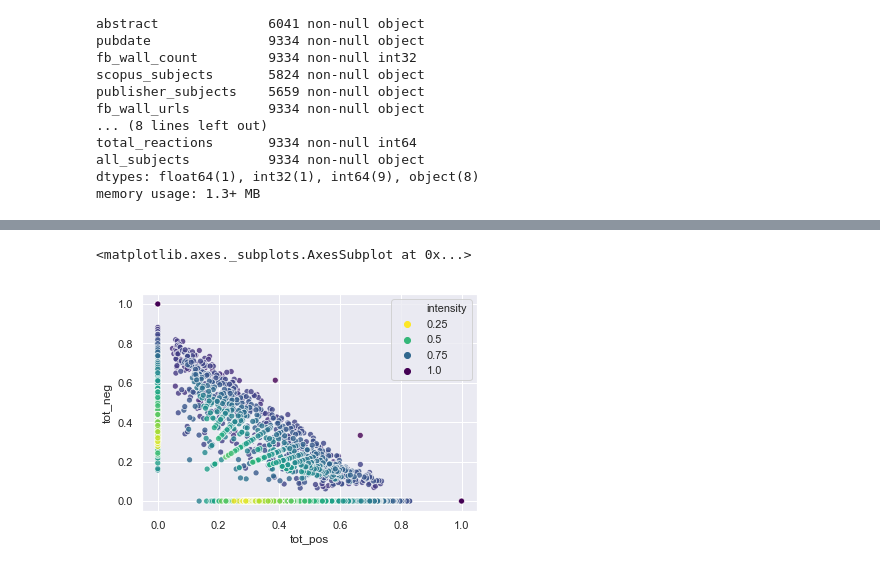
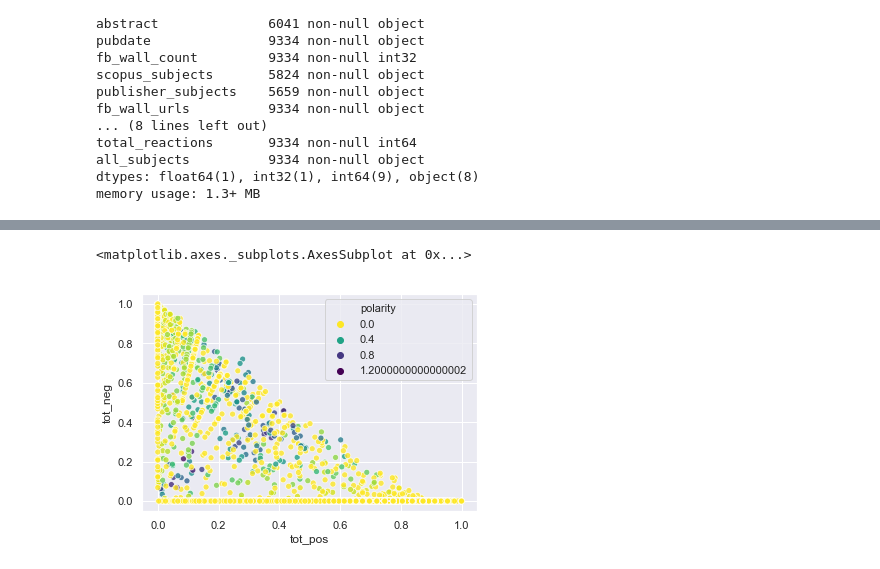
Before and after one commit to ccfreeman/facebook_reactions_dataset, a Jupyter notebook: metrics.ipynb, the cells around one changed output, grey strips where cells are left out. Saved outputs shown, nothing was run; the diff lists cells and outputs as text; code cells hidden in the pictures.

Commit message:
Recomputed reaction weighting

```diff
--- a/metrics.ipynb
+++ b/metrics.ipynb
@@ -63,6 +82,10 @@ df = copy.deepcopy(data)
 # %%
+# for feat in ['total_like', 'total_love', 'total_wow', 'total_haha', 'total_sad', 'total_angry']:
+#     df[feat] = np.log(df[feat] + 1)
+#     if feat=='total_like':
+#         df[feat] = np.log(df[feat] + 1)
+# #         df[feat] = df[feat].apply(lambda x: x**(1/3))
+#     df[feat][np.isneginf(df[feat])] = 0
+
 for feat in ['total_like', 'total_love', 'total_wow', 'total_haha', 'total_sad', 'total_angry']:
-    df[feat] = np.log(df[feat] + 1)
-    if feat=='total_like':
-        df[feat] = df[feat].apply(lambda x: x**(1/3))
-    df[feat][np.isneginf(df[feat])]=0
+    df[feat] *= weights[feat]
@@ -83,23 +92,17 @@ df.head()
 # %%
 df['total_reacts'] = df['total_like'] + df['total_love'] + df['total_wow'] + df['total_haha'] + df['total_sad'] + df['total_angry']
 # %%
-df['tot_pos'] = (df['total_love'] + (df['total_wow'] * df['total_love'] /
+df['tot_pos'] = (df['total_love'] + ((df['total_wow'] * df['total_love']) /
                                         (df['total_love'] + df['total_sad'] + df['total_angry']))) / df['total_reacts']
 
-df['tot_neg'] = (df['total_angry'] + df['total_sad'] + (df['total_wow'] * (df['total_angry'] + df['total_sad']) /
+df['tot_neg'] = (df['total_angry'] + df['total_sad'] + ((df['total_wow'] * (df['total_angry'] + df['total_sad'])) /
                                         (df['total_love'] + df['total_sad'] + df['total_angry']))) / df['total_reacts']
 
 
-# df['tot_pos'] = (df['total_love'] + (df['total_wow'] * df['total_love'] /
-#                                      (df['total_love'] + df['total_sad'] + df['total_angry'] + df['total_like'])) +
-
-#                                      (df['total_like'] * df['total_love'] /
+# df['tot_pos'] = (df['total_love'] + df['total_like'] + (df['total_wow'] * (df['total_love'] + df['total_like']) /
 #                                      (df['total_love'] + df['total_sad'] + df['total_angry'] + df['total_like']))) / df['total_reacts']
 
 # df['tot_neg'] = (df['total_angry'] + df['total_sad'] + (df['total_wow'] * (df['total_angry'] + df['total_sad']) /
-#                                                         (df['total_love'] + df['total_sad'] + df['total_angry'] + df['total_like'])) +
-
-#                                                         (df['total_like'] * (df['total_angry'] + df['total_sad']) /
 #                                                         (df['total_love'] + df['total_sad'] + df['total_angry'] + df['total_like']))) / df['total_reacts']
 
 # df['tot_pos'] = df['total_love'] / (df['total_love'] + df['total_sad'] + df['total_angry'])
@@ -119,4 +122,6 @@ df['intensity'] = (df['total_love'] + df['total_wow'] + df['total_haha'] + df['t
 df['valence'] = df['tot_pos'] - df['tot_neg']
 df['valence'] = df['valence'].apply(lambda x: 1 if x >= 0 else -1)
 # %%
-df['controversy'] = 1 - 4 * abs(np.pi/4 - np.arctan(df['tot_neg']/df['tot_pos'])) / np.pi
+df['polarity'] = 1 - 4 * abs(np.pi/4 - np.arctan(df['total_angry']/df['total_love'])) / np.pi
+
+df['polarity'] *= df['intensity']
@@ -124,0 +128,10 @@ df['controversy'] = 1 - 4 * abs(np.pi/4 - np.arctan(df['tot_neg']/df['tot_pos'])
+# %%
+# df['diversity'] = ((df['total_love'].apply(lambda x: 1 if x>0 else 0) + df['total_wow'].apply(lambda x: 1 if x>0 else 0) +
+#                    df['total_haha'].apply(lambda x: 1 if x>0 else 0) + df['total_sad'].apply(lambda x: 1 if x>0 else 0) +
+#                    df['total_angry'].apply(lambda x: 1 if x>0 else 0)) - 1) / 4
+
+df['diversity'] = (df['total_love'].apply(lambda x: 1 if x>0 else 0) + df['total_wow'].apply(lambda x: 1 if x>0 else 0) +
+                   df['total_haha'].apply(lambda x: 1 if x>0 else 0) + df['total_sad'].apply(lambda x: 1 if x>0 else 0) +
+                   df['total_angry'].apply(lambda x: 1 if x>0 else 0)) / 5
+
+df['diversity'] *= df['intensity']
@@ -206,5 +212,5 @@ sns.jointplot(x='tot_pos', y='tot_neg', data=df, kind='hex')
 # %%
-sns.scatterplot(x='tot_pos', y='tot_neg', hue='intensity', data=df, alpha=0.8, palette='viridis_r')
+sns.scatterplot(x='tot_pos', y='tot_neg', hue='polarity', data=df, alpha=0.8, palette='viridis_r')
 # %% [output]
 <matplotlib.axes._subplots.AxesSubplot at 0x...>
-[figure, old version]
+[figure, new version]
```
Also changed, not shown: parts of 17 cells of this notebook.
